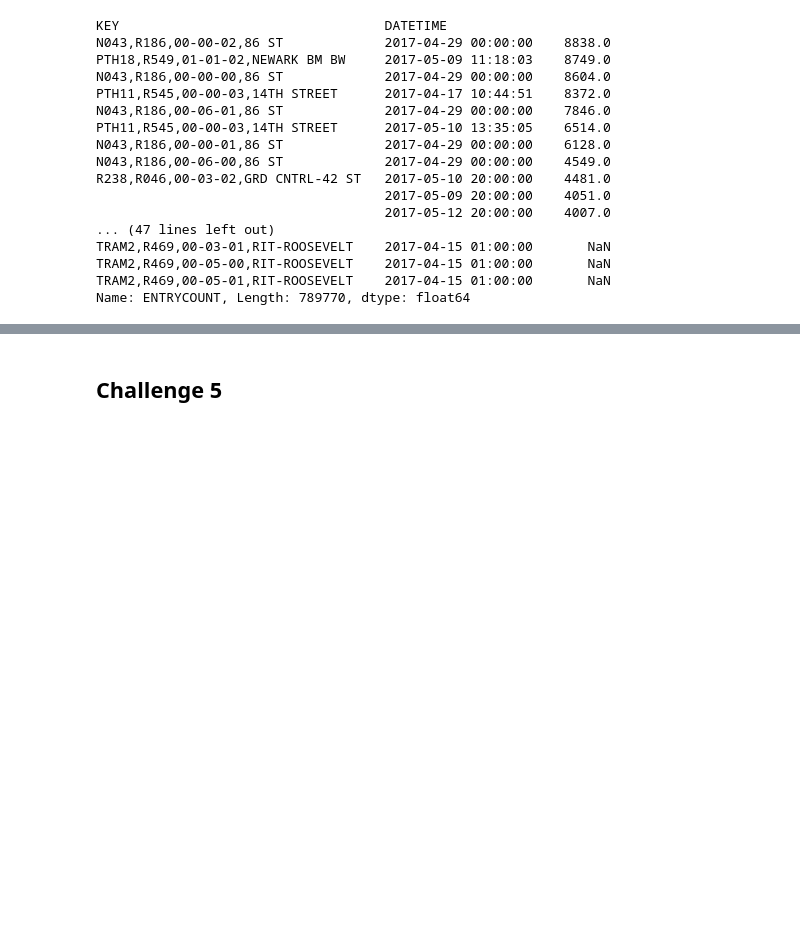
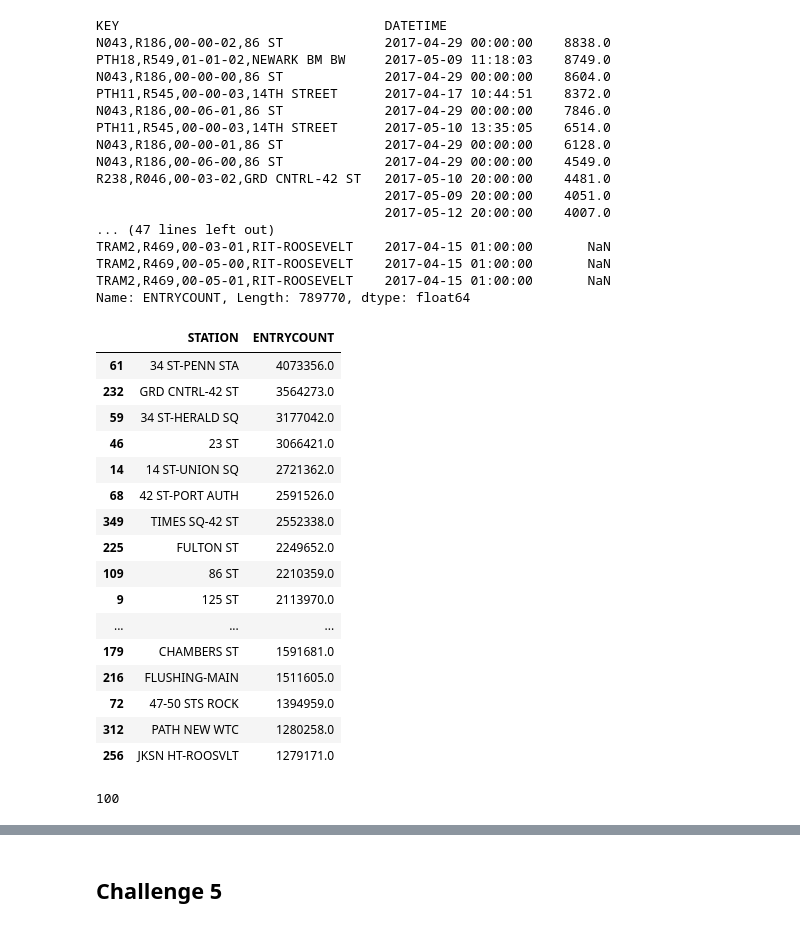
Before and after one commit to xvila/MTA-Turnstile-Data, a Jupyter notebook: Project Benson.ipynb, the cells around one changed output, grey strips where cells are left out. Saved outputs shown, nothing was run; the diff lists cells and outputs as text; code cells hidden in the pictures; blank space fills up the shorter version.

```diff
--- a/Project Benson.ipynb
+++ b/Project Benson.ipynb
@@ -230,3 +230,26 @@ Name: ENTRYCOUNT, Length: 789770, dtype: float64
 # %%
 # stationMax = df.groupby("STATION").ENTRYCOUNT.max()
 # stationMax.sort_values(ascending=False)
+# %%
+stationDF = df2.groupby("STATION").ENTRYCOUNT.sum().reset_index()
+stationDF.sort_values('ENTRYCOUNT',ascending=False,inplace=True)
+# %%
+stationDF.head(20)
+# %% [output]
+|  | STATION | ENTRYCOUNT |
+| 61 | 34 ST-PENN STA | 4073356.0 |
+| 232 | GRD CNTRL-42 ST | 3564273.0 |
+| 59 | 34 ST-HERALD SQ | 3177042.0 |
+| 46 | 23 ST | 3066421.0 |
+| 14 | 14 ST-UNION SQ | 2721362.0 |
+| 68 | 42 ST-PORT AUTH | 2591526.0 |
+| 349 | TIMES SQ-42 ST | 2552338.0 |
+| 225 | FULTON ST | 2249652.0 |
+| 109 | 86 ST | 2210359.0 |
+| 9 | 125 ST | 2113970.0 |
+| ... | ... | ... |
+| 179 | CHAMBERS ST | 1591681.0 |
+| 216 | FLUSHING-MAIN | 1511605.0 |
+| 72 | 47-50 STS ROCK | 1394959.0 |
+| 312 | PATH NEW WTC | 1280258.0 |
+| 256 | JKSN HT-ROOSVLT | 1279171.0 |
@@ -232,0 +260,4 @@ Name: ENTRYCOUNT, Length: 789770, dtype: float64
+# %%
+len(top100)
+# %% [output]
+100
```
Also changed, not shown: parts of 12 cells of this notebook, 1 other file.
